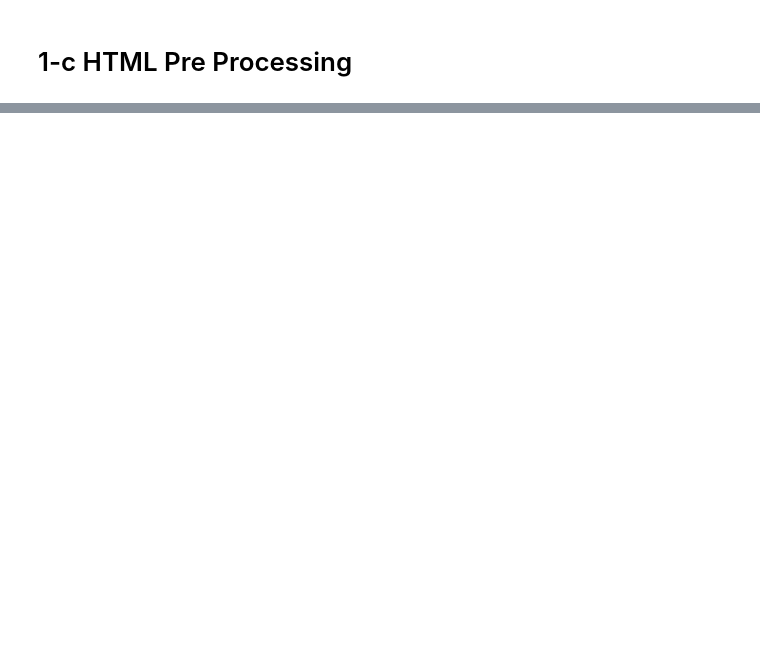
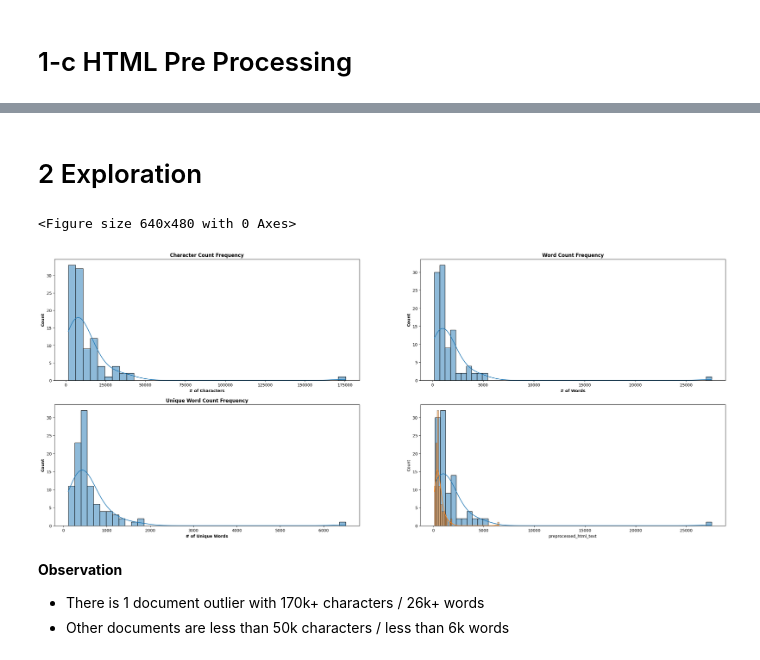
Before and after one commit to JonathonBriggs/AnalyticsProjects, a Jupyter notebook: Case Studies (Latest)/2025 03 26 keyword-detection-on-websites/keyword-detection-on-websites.ipynb, the cells around one changed output, grey strips where cells are left out. Drawn from its saved outputs; the diff is of its cells as text; code cells hidden in the pictures; blank space fills up the shorter version.

```diff
--- a/Case Studies (Latest)/2025 03 26 keyword-detection-on-websites/keyword-detection-on-websites.ipynb
+++ b/Case Studies (Latest)/2025 03 26 keyword-detection-on-websites/keyword-detection-on-websites.ipynb
@@ -195,3 +217,42 @@ train_csv.sample(n=5, random_state=20)
 | 2 | http://klinikum-braunschweig.de/i... | 4 | 1 | <!doctype html>\n<html lang="de">... | \n \n Zentrum - SozialpÃ¤diatrisc... | zentrum sozialpã diatrisch zentru... |
 | 44 | http://www.kk-bochum.de/de/klinik... | 72 | 1 | <!DOCTYPE html PUBLIC "-//W3C//DT... | \n \n \n \n \n \n \n \n \n \n \n ... | mund kiefer und plastisch gesicht... |
 | 56 | http://www.klinikum-fichtelgebirg... | 89 | 3 | <!DOCTYPE html>\n<html lang="de">... | \n \n \n \n \n \n \n \n \n \n \n ... | klinikum fichtelgebirg chirurgisc... |
+# %% [markdown]
+# 2 Exploration
+# %%
+plt.clf()
+fig, axes = plt.subplots(2, 2, figsize=(30,12))
+axes = axes.flatten()
+
+#text length per page histogram
+x0 = train_csv.preprocessed_html_text.apply(len)
+sns.histplot(x0, kde=True, ax=axes[0])
+axes[0].set_title('Character Count Frequency', fontweight='bold')
+axes[0].set_xlabel('# of Characters', fontweight='bold')
+axes[0].set_ylabel('Count', fontweight='bold')
+
+x1 = train_csv.preprocessed_html_text.apply(lambda x: x.split(' ')).apply(len)
+sns.histplot(x1, kde=True, ax=axes[1])
+axes[1].set_title('Word Count Frequency', fontweight='bold')
+axes[1].set_xlabel('# of Words', fontweight='bold')
+axes[1].set_ylabel('Count', fontweight='bold')
+
+x2 = train_csv.preprocessed_html_text.apply(lambda x: set(x.split(' '))).apply(len)
+sns.histplot(x2, kde=True, ax=axes[2])
+axes[2].set_title('Unique Word Count Frequency', fontweight='bold')
+axes[2].set_xlabel('# of Unique Words', fontweight='bold')
+axes[2].set_ylabel('Count', fontweight='bold')
+#plt.tight_layout()
+
+#combo chart
+sns.histplot(x1, kde=True, ax=axes[3])
+sns.histplot(x2, kde=True, ax=axes[3])
+
+plt.show()
+# %% [output]
+<Figure size 640x480 with 0 Axes>
+[figure, added]
+# %% [markdown]
+**Observation**
+* There is 1 document outlier with 170k+ characters / 26k+ words
+* Other documents are less than 50k characters / less than 6k words
```
Also changed, not shown: parts of 3 cells of this notebook.
